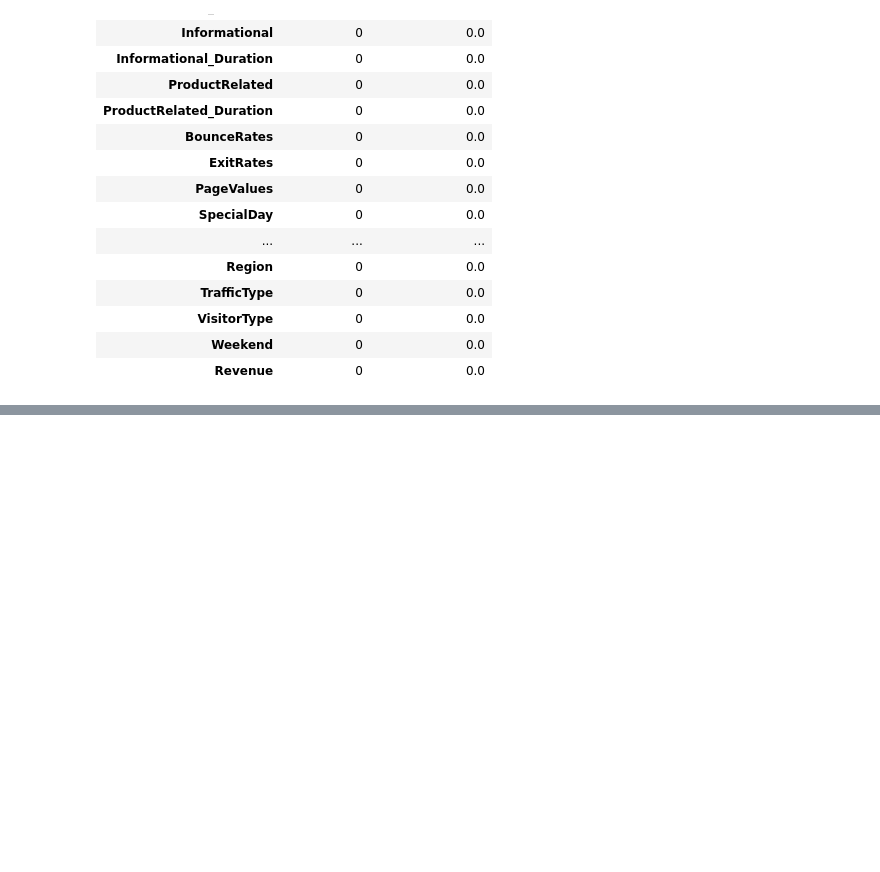
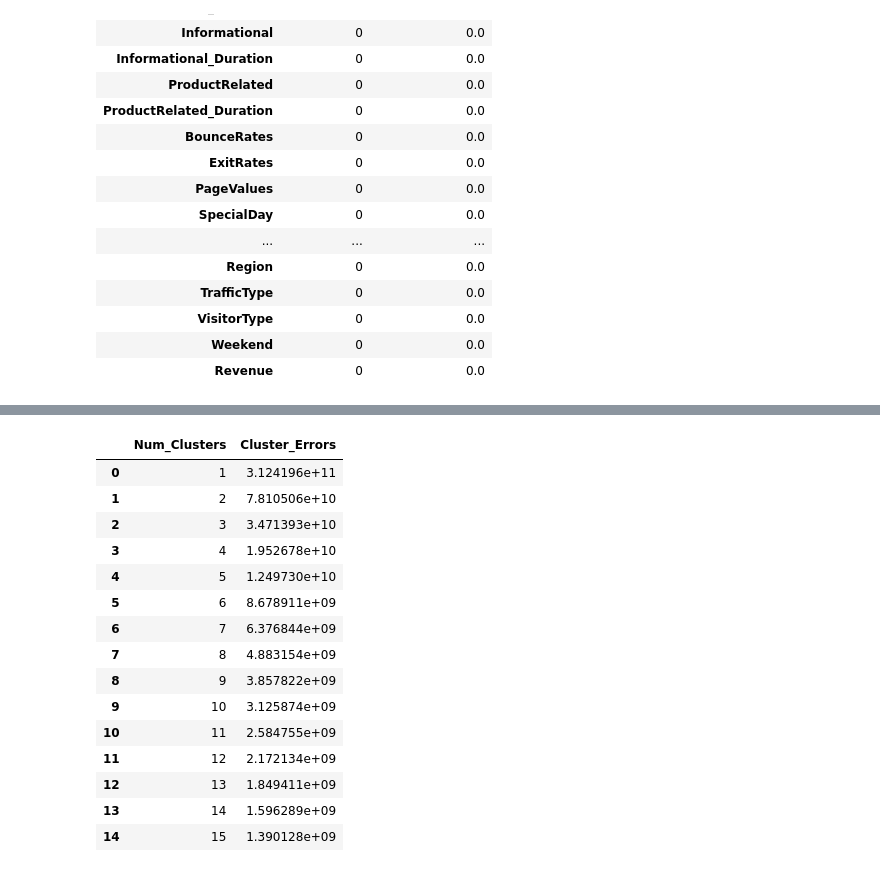
Before and after one commit to cyrixninja/Code-Unnati, a Jupyter notebook: python_scripts_ckpcet/unsupervised_machine_learning/unsupervised_ml_k_means.ipynb, the cells around one changed output, grey strips where cells are left out. Saved outputs shown, nothing was run; the diff lists cells and outputs as text; code cells hidden in the pictures; blank space fills up the shorter version.

```diff
--- a/python_scripts_ckpcet/unsupervised_machine_learning/unsupervised_ml_k_means.ipynb
+++ b/python_scripts_ckpcet/unsupervised_machine_learning/unsupervised_ml_k_means.ipynb
@@ -67,0 +139,29 @@ df_online_shoppers_intention.describe()
+# %%
+cluster_range = range(1, 16)
+cluster_errors= []
+for num_clusters in cluster_range:
+    clusters= KMeans(num_clusters , n_init=10)
+    clusters.fit(df_independent)
+    labels = clusters.labels_
+    centroid = clusters.cluster_centers_
+    cluster_errors.append(clusters.inertia_)
+clusters_df = pd.DataFrame({"Num_Clusters":cluster_range, "Cluster_Errors": cluster_errors})
+clusters_df.Cluster_Errors = round(clusters_df.Cluster_Errors, 6)
+clusters_df
+# %% [output]
+|  | Num_Clusters | Cluster_Errors |
+| 0 | 1 | 3.124196e+11 |
+| 1 | 2 | 7.810506e+10 |
+| 2 | 3 | 3.471393e+10 |
+| 3 | 4 | 1.952678e+10 |
+| 4 | 5 | 1.249730e+10 |
+| 5 | 6 | 8.678911e+09 |
+| 6 | 7 | 6.376844e+09 |
+| 7 | 8 | 4.883154e+09 |
+| 8 | 9 | 3.857822e+09 |
+| 9 | 10 | 3.125874e+09 |
+| 10 | 11 | 2.584755e+09 |
+| 11 | 12 | 2.172134e+09 |
+| 12 | 13 | 1.849411e+09 |
+| 13 | 14 | 1.596289e+09 |
+| 14 | 15 | 1.390128e+09 |
```
Also changed, not shown: parts of 15 cells of this notebook.
